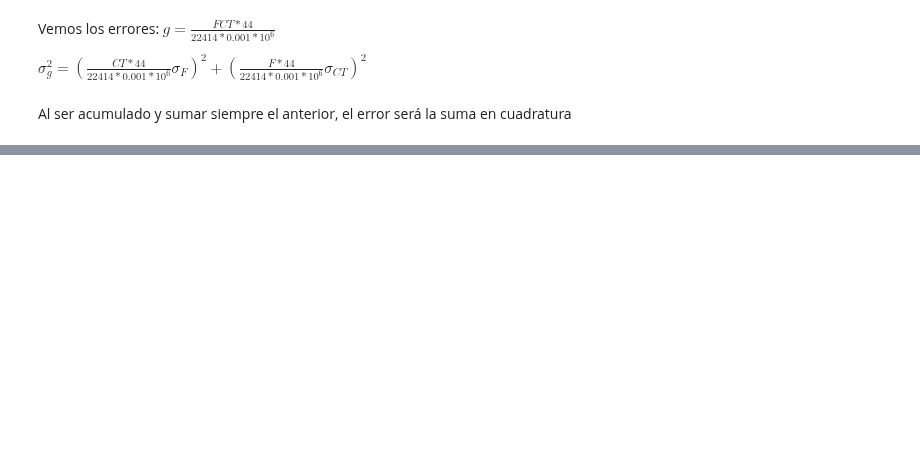
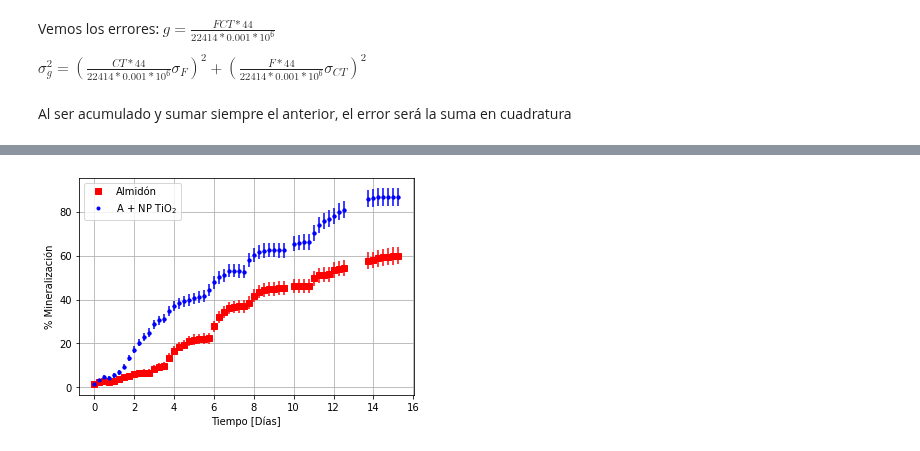
Before and after one commit to fyulita/laboratorio-6-y-7, a Jupyter notebook: Arduino/notebook-resultados_segunda-medicion.ipynb, the cells around one changed output, grey strips where cells are left out. Drawn from its saved outputs; the diff is of its cells as text; code cells hidden in the pictures; blank space fills up the shorter version.

```diff
--- a/Arduino/notebook-resultados_segunda-medicion.ipynb
+++ b/Arduino/notebook-resultados_segunda-medicion.ipynb
@@ -180,0 +190,31 @@ plt.show()
+# %%
+#C6H10O5
+g_almidon_teo=6*12 + 10*1 + 5*16
+
+#cada esa cantidad de almidón, hay 6*C=6*12=72 gramos de carbono
+#entonces cuánto hay en 20g de muestra:
+
+g_C_mtra=16.67*72/g_almidon_teo
+
+g_CO2_teo=g_C_mtra*44/12
+# %%
+#Grafico el porcentaje de biodeg
+
+plt.errorbar(x,(gramos1_ac-gramos4_ac)*100/g_CO2_teo,yerr=100*(error_g1_ac+error_g4_ac)**0.5 / g_CO2_teo,fmt='.',color='red')
+#plt.errorbar(x,gramos2_ac-gramos4_ac,yerr=(error_g2_ac+error_g4_ac)**0.5,fmt='^',color='green')
+plt.errorbar(x,(gramos3_ac-gramos4_ac)*100/g_CO2_teo,yerr=100*(error_g3_ac+error_g4_ac)**0.5 / g_CO2_teo,fmt='.',color='blue')
+
+plt.plot(x,(gramos1_ac-gramos4_ac)*100/g_CO2_teo,'s',label='Almidón',color='red')
+plt.plot(x,(gramos3_ac-gramos4_ac)*100/g_CO2_teo,'.',label='A + NP TiO$_2$',color='blue')
+#plt.plot(x,(gramos2_ac-gramos4_ac)*100/g_CO2_teo,'^',label='Celulosa',color='green')
+
+plt.legend()
+
+#plt.title('CO2 acumulado - sensor- restado')
+plt.xlabel('Tiempo [Días]')
+plt.ylabel('% Mineralización')
+plt.grid(True)
+plt.savefig("biodeg_sensor_segunda-medicion-restado.png")
+plt.show()
+# %% [output]
+[figure, added]
```
Also changed, not shown: parts of 13 cells of this notebook, 14 other files.
